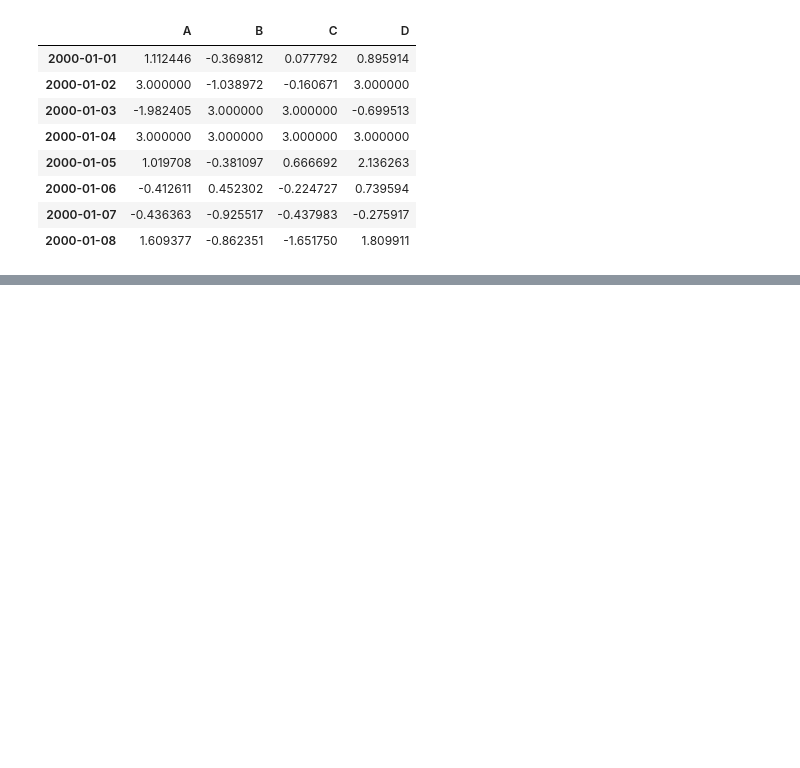
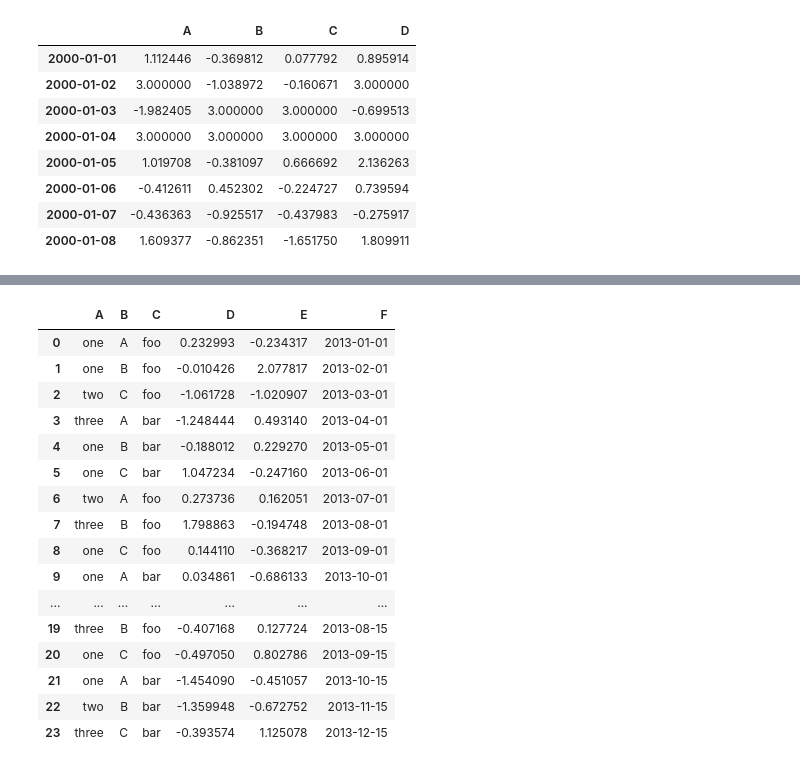
Before and after one commit to ubsingh9/Data-Structure-Numpy-Pandas, a Jupyter notebook: Pandas_basics.ipynb, the cells around one changed output, grey strips where cells are left out. Saved outputs shown, nothing was run; the diff lists cells and outputs as text; code cells hidden in the pictures; blank space fills up the shorter version.

```diff
--- a/Pandas_basics.ipynb
+++ b/Pandas_basics.ipynb
@@ -547,0 +1014,35 @@ df=pd.DataFrame({'a':list
+# %%
+import datetime
+
+df = pd.DataFrame(
+    {
+        "A": ["one", "one", "two", "three"] * 6,
+        "B": ["A", "B", "C"] * 8,
+        "C": ["foo", "foo", "foo", "bar", "bar", "bar"] * 4,
+        "D": np.random.randn(24),
+        "E": np.random.randn(24),
+        "F": [datetime.datetime(2013, i, 1) for i in range(1, 13)]
+        + [datetime.datetime(2013, i, 15) for i in range(1, 13)],
+    }
+)
+
+
+df
+# %% [output]
+|  | A | B | C | D | E | F |
+| 0 | one | A | foo | 0.232993 | -0.234317 | 2013-01-01 |
+| 1 | one | B | foo | -0.010426 | 2.077817 | 2013-02-01 |
+| 2 | two | C | foo | -1.061728 | -1.020907 | 2013-03-01 |
+| 3 | three | A | bar | -1.248444 | 0.493140 | 2013-04-01 |
+| 4 | one | B | bar | -0.188012 | 0.229270 | 2013-05-01 |
+| 5 | one | C | bar | 1.047234 | -0.247160 | 2013-06-01 |
+| 6 | two | A | foo | 0.273736 | 0.162051 | 2013-07-01 |
+| 7 | three | B | foo | 1.798863 | -0.194748 | 2013-08-01 |
+| 8 | one | C | foo | 0.144110 | -0.368217 | 2013-09-01 |
+| 9 | one | A | bar | 0.034861 | -0.686133 | 2013-10-01 |
+| ... | ... | ... | ... | ... | ... | ... |
+| 19 | three | B | foo | -0.407168 | 0.127724 | 2013-08-15 |
+| 20 | one | C | foo | -0.497050 | 0.802786 | 2013-09-15 |
+| 21 | one | A | bar | -1.454090 | -0.451057 | 2013-10-15 |
+| 22 | two | B | bar | -1.359948 | -0.672752 | 2013-11-15 |
+| 23 | three | C | bar | -0.393574 | 1.125078 | 2013-12-15 |
```
Also changed, not shown: parts of 87 cells of this notebook.
